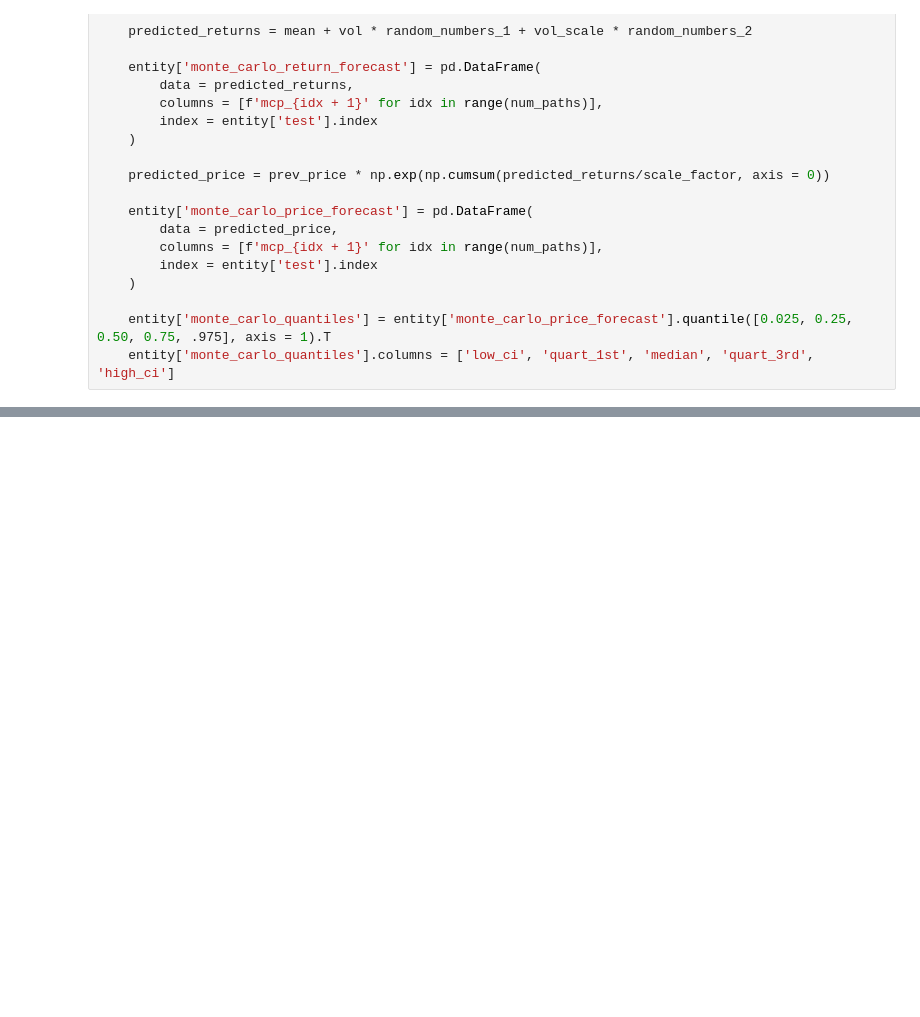
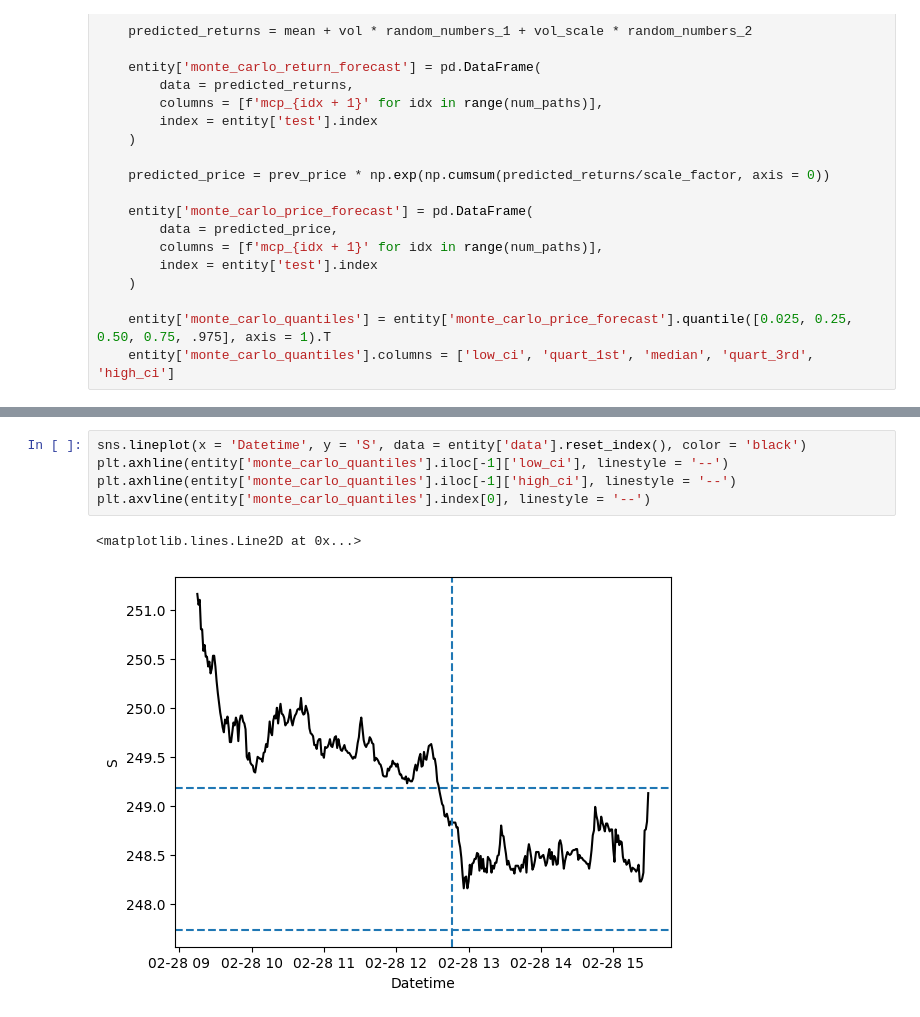
Before and after one commit to vkthakur90/AI_Applications, a Jupyter notebook: Performace_Enhanced_Auto_Regreesion.ipynb, the cells around one changed output, grey strips where cells are left out. Cells and saved outputs as stored; diff of their text form; blank space fills up the shorter version.

```diff
--- a/Performace_Enhanced_Auto_Regreesion.ipynb
+++ b/Performace_Enhanced_Auto_Regreesion.ipynb
@@ -300,0 +305,8 @@ plt.fill_between(entity['monte_carlo_quantiles'].index, entity['monte_carlo_quan
+# %%
+sns.lineplot(x = 'Datetime', y = 'S', data = entity['data'].reset_index(), color = 'black')
+plt.axhline(entity['monte_carlo_quantiles'].iloc[-1]['low_ci'], linestyle = '--')
+plt.axhline(entity['monte_carlo_quantiles'].iloc[-1]['high_ci'], linestyle = '--')
+plt.axvline(entity['monte_carlo_quantiles'].index[0], linestyle = '--')
+# %% [output]
+<matplotlib.lines.Line2D at 0x...>
+[figure, added]
```
Also changed, not shown: parts of 8 cells of this notebook.
